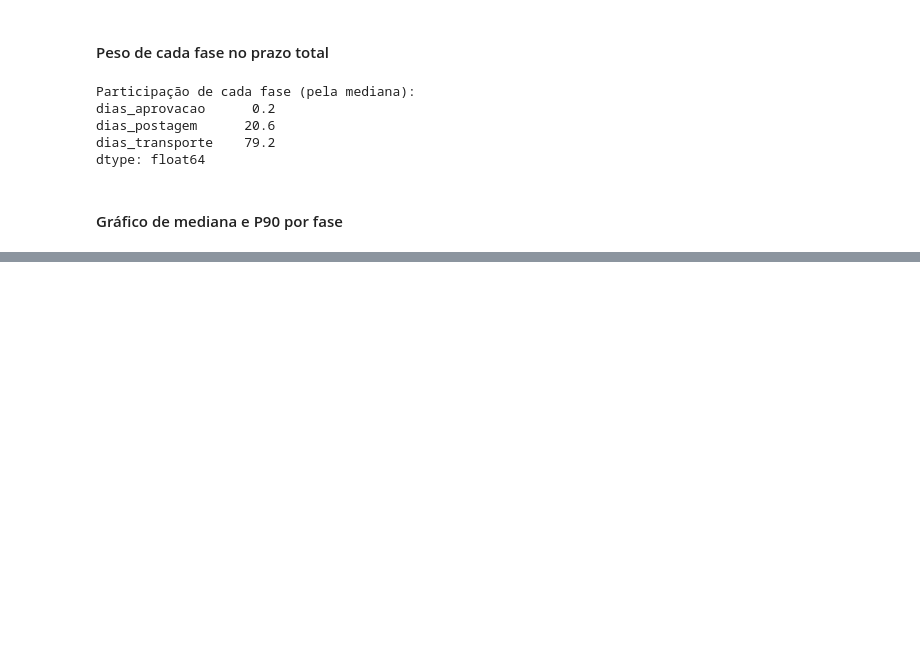
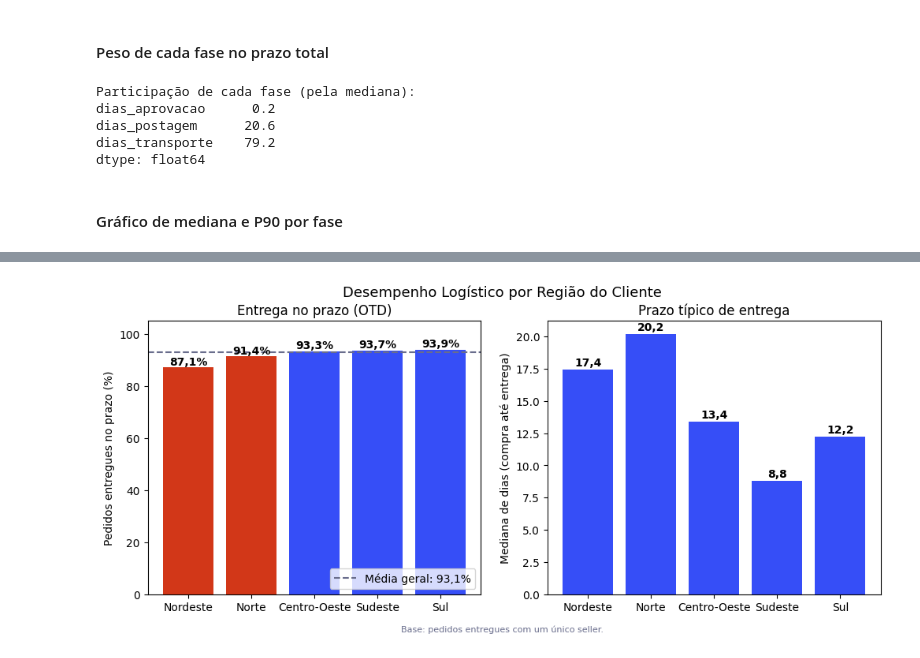
Before and after one commit to caiohc28/Tech_Challenge, a Jupyter notebook: notebooks/Logistica_SLA.ipynb, the cells around one changed output, grey strips where cells are left out. Saved outputs shown, nothing was run; the diff lists cells and outputs as text; code cells hidden in the pictures; blank space fills up the shorter version.

```diff
--- a/notebooks/Logistica_SLA.ipynb
+++ b/notebooks/Logistica_SLA.ipynb
@@ -233,0 +352,82 @@ plt.show()
+# %%
+def resumo(df, coluna):
+    return df.groupby(coluna).agg(
+        pedidos=("order_id", "count"),
+        atrasados=("no_prazo", lambda s: (~s).sum()),
+        otd=("no_prazo", lambda s: s.mean() * 100),
+        mediana_dias=("dias_total", "median"),
+        mediana_transporte=("dias_transporte", "median"),
+        frete_pct=("frete_pct", "median"),
+    ).round(1)
+
+
+otd_geral = logistica["no_prazo"].mean() * 100
+
+por_regiao = resumo(logistica, "regiao").sort_values("otd")
+
+cores = [
+    COR_DESTAQUE if v < otd_geral else COR_PRINCIPAL
+    for v in por_regiao["otd"]
+]
+
+fig, eixos = plt.subplots(1, 2, figsize=(12, 4.5))
+
+barras = eixos[0].bar(
+    por_regiao.index, por_regiao["otd"], color=cores
+)
+
+eixos[0].axhline(
+    otd_geral,
+    color=COR_NEUTRA,
+    linestyle="--",
+    label=f"Média geral: {otd_geral:.1f}%".replace(".", ",")
+)
+
+for barra, v in zip(barras, por_regiao["otd"]):
+    eixos[0].text(
+        barra.get_x() + barra.get_width() / 2,
+        v + 1,
+        f"{v:.1f}%".replace(".", ","),
+        ha="center",
+        fontweight="bold"
+    )
+
+eixos[0].set_ylim(0, 105)
+eixos[0].set_ylabel("Pedidos entregues no prazo (%)")
+eixos[0].set_title("Entrega no prazo (OTD)")
+eixos[0].legend(loc="lower right")
+
+barras = eixos[1].bar(
+    por_regiao.index,
+    por_regiao["mediana_dias"],
+    color=COR_PRINCIPAL
+)
+
+for barra, v in zip(barras, por_regiao["mediana_dias"]):
+    eixos[1].text(
+        barra.get_x() + barra.get_width() / 2,
+        v + 0.3,
+        f"{v:.1f}".replace(".", ","),
+        ha="center",
+        fontweight="bold"
+    )
+
+eixos[1].set_ylabel("Mediana de dias (compra até entrega)")
+eixos[1].set_title("Prazo típico de entrega")
+
+plt.suptitle(
+    "Desempenho Logístico por Região do Cliente",
+    fontsize=13
+)
+
+fig.text(
+    0.5, 0.005,
+    "Base: pedidos entregues com um único seller.",
+    ha="center",
+    fontsize=8,
+    color=COR_NEUTRA
+)
+
+plt.show()
+# %% [output]
+[figure, added]
```
Also changed, not shown: parts of 12 cells of this notebook.
